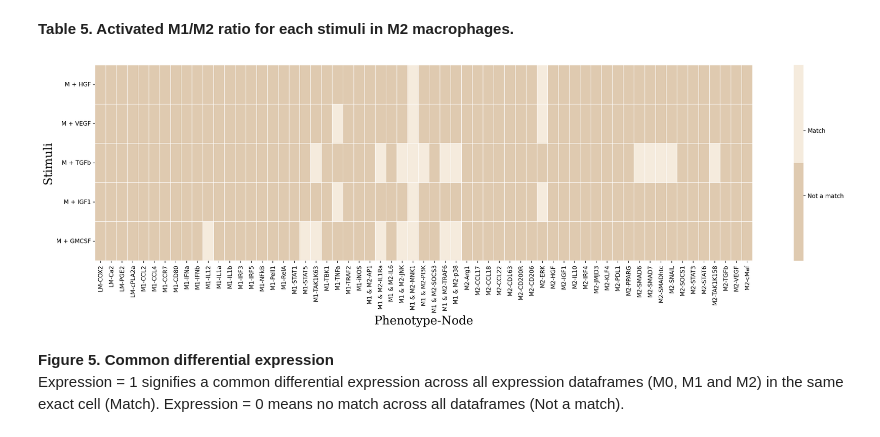
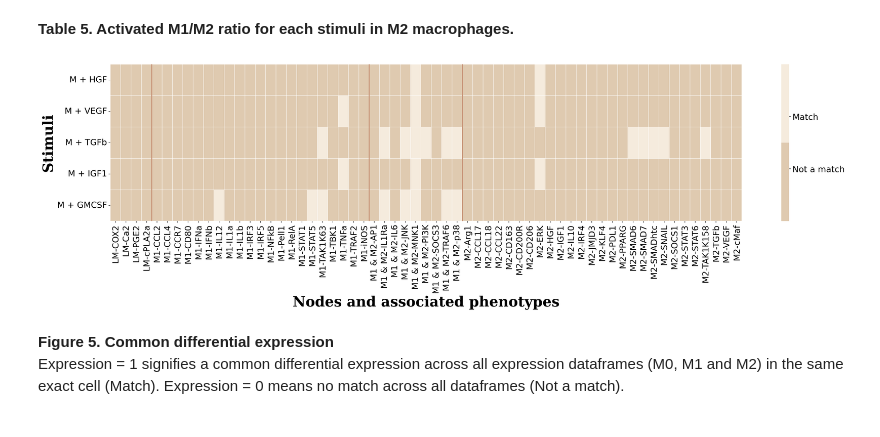
Before and after one commit to Karinaovedal/Master-thesis, a Jupyter notebook: MacPol 2.0.ipynb, the cells around one changed output. Cells and saved outputs as stored; diff of their text form; code cells hidden in the pictures.

```diff
--- a/MacPol 2.0.ipynb
+++ b/MacPol 2.0.ipynb
@@ -309,7 +314,7 @@ results.reset_index(inplace=True)
 # Lexsorting the MultiIndex
 results = results.sort_index(axis=1)
 
-fig, ax = plt.subplots(figsize=(25, 6), dpi=200)
+fig, ax = plt.subplots(figsize=(35, 8), dpi=200)
 
 # Filter the DataFrame to keep only the columns representing the data for the heatmap
 M0data = results.drop(['level_0', 'level_1'], axis=1)
@@ -318,22 +323,25 @@ M0data = results.drop(['level_0', 'level_1'], axis=1)
 M0data = format_diff_expression(M0data)
 
 
-M0map = sns.heatmap(M0data, cmap = cmap, square = False,
+M0map = sns.heatmap(M0data, cmap = cmap0, square = False,
                     linewidth=0.1, cbar_kws={"shrink": 1})
 
 # Manually specifying discrete legend labelling
 colorbar = ax.collections[0].colorbar
-colorbar.set_ticks([0.4, 1.1, 1.9, 2.5])
-colorbar.set_ticklabels(['Low expression', 'High expression', 'Low differential expression',
-                         'High differential expression'])
+colorbar.set_ticks([0.6, 2.0])
+colorbar.set_ticklabels(['Low expression', 'High differential expression'], fontsize=18)
+
+plt.axvline(x=4, color='#c79377', linewidth=2)  # Between LM and M1
+plt.axvline(x=25, color='#c79377', linewidth=2)  # Between M1 and M1&M2
+plt.axvline(x=34, color='#c79377', linewidth=2)  # Between M1&M2 and M2
 
 
 # Setting y-axis labels using the 'level_0' column which contains the stimuli names
-M0map.set_yticklabels(results['level_0'].values, rotation=0)
+M0map.set_yticklabels(results['level_0'].values, rotation=0, fontsize=18)
+M0map.set_xticklabels(M0map.get_xticklabels(), fontsize=18)
 
-M0map.set_ylabel("Stimuli", fontsize=20, font="Serif" )
-M0map.set_xlabel("Phenotype-Node", fontsize=20, font="Serif")
-
+M0map.set_ylabel("Stimuli", fontsize=30, font="Serif", fontweight="bold")
+M0map.set_xlabel("Nodes and associated phenotypes", fontsize=30, font="Serif", fontweight="bold")
 
 plt.show()
 # %% [output]
@@ -545,39 +561,45 @@ ratio(M2data, stimulis)
 
 # Creating a copy of the M2 dataframe
 compare_df = M2data.copy(deep=True)
 
-fig, ax = plt.subplots(figsize=(25, 6), dpi=200)
+fig, ax = plt.subplots(figsize=(30, 6), dpi=200)
 
 # Comparing dataframes for M0, M1 and M2 to identify which markers with differential expression are common
 for row_count in range(1,len(M2data)):
     for marker in range(len(markers)):
         if M0data.iloc[row_count][marker] == 2 or M0data.iloc[row_count][marker] == 3:
             if M1data.iloc[row_count][marker] == 2 or M1data.iloc[row_count][marker] == 3:
                 if M2data.iloc[row_count][marker] == 2 or M1data.iloc[row_count][marker] == 3:
                     compare_df.iloc[row_count][marker] = 1 # match
                 else:
                     compare_df.iloc[row_count][marker] = 0 # Not a match
 
 compare_df = compare_df.drop(index=0)
 
 cmap_dict = {0: '#DFCAB0', 1: '#F5EBDD'}
 cmap_compare = ListedColormap([cmap_dict[i] for i in range(2)])
 
 
 compare_map = sns.heatmap(compare_df, cmap = cmap_compare, square = False,
                     linewidth=0.1, cbar_kws={"shrink": 1})
 
 # Manually specifying discrete legend labelling
 colorbar = ax.collections[0].colorbar
 colorbar.set_ticks([1, 2])
-colorbar.set_ticklabels(['Not a match', 'Match'])
+colorbar.set_ticklabels(['Not a match', 'Match'], fontsize=18)
 
-compare_map.set_yticklabels(["M + HGF", "M + VEGF", "M + TGFb", "M + IGF1", "M + GMCSF"], rotation=0)
-compare_map.set_ylabel("Stimuli", fontsize=20, font="Serif")
-compare_map.set_xlabel("Phenotype-Node", fontsize=20, font="Serif")
+plt.axvline(x=4, color='#c79377', linewidth=2)  # Between LM and M1
+plt.axvline(x=25, color='#c79377', linewidth=2)  # Between M1 and M1&M2
+plt.axvline(x=34, color='#c79377', linewidth=2)  # Between M1&M2 and M2
+
+compare_map.set_yticklabels(["M + HGF", "M + VEGF", "M + TGFb", "M + IGF1", "M + GMCSF"], rotation=0, fontsize=18)
+compare_map.set_xticklabels(M0map.get_xticklabels(), fontsize=18)
+
+compare_map.set_ylabel("Stimuli", fontsize=30, font="Serif", fontweight="bold")
+compare_map.set_xlabel("Nodes and associated phenotypes", fontsize=30, font="Serif", fontweight="bold")
 plt.show()
 # %% [output]
-[figure, old version]
+[figure, new version]
 # %% [markdown]
 **Figure 5. Common differential expression**
 <br> Expression = 1 signifies a common differential expression across all expression dataframes (M0, M1 and M2) in the same exact cell (Match). Expression = 0 means no match across all dataframes (Not a match).
```
Also changed, not shown: parts of 14 cells of this notebook, 3 other files.
